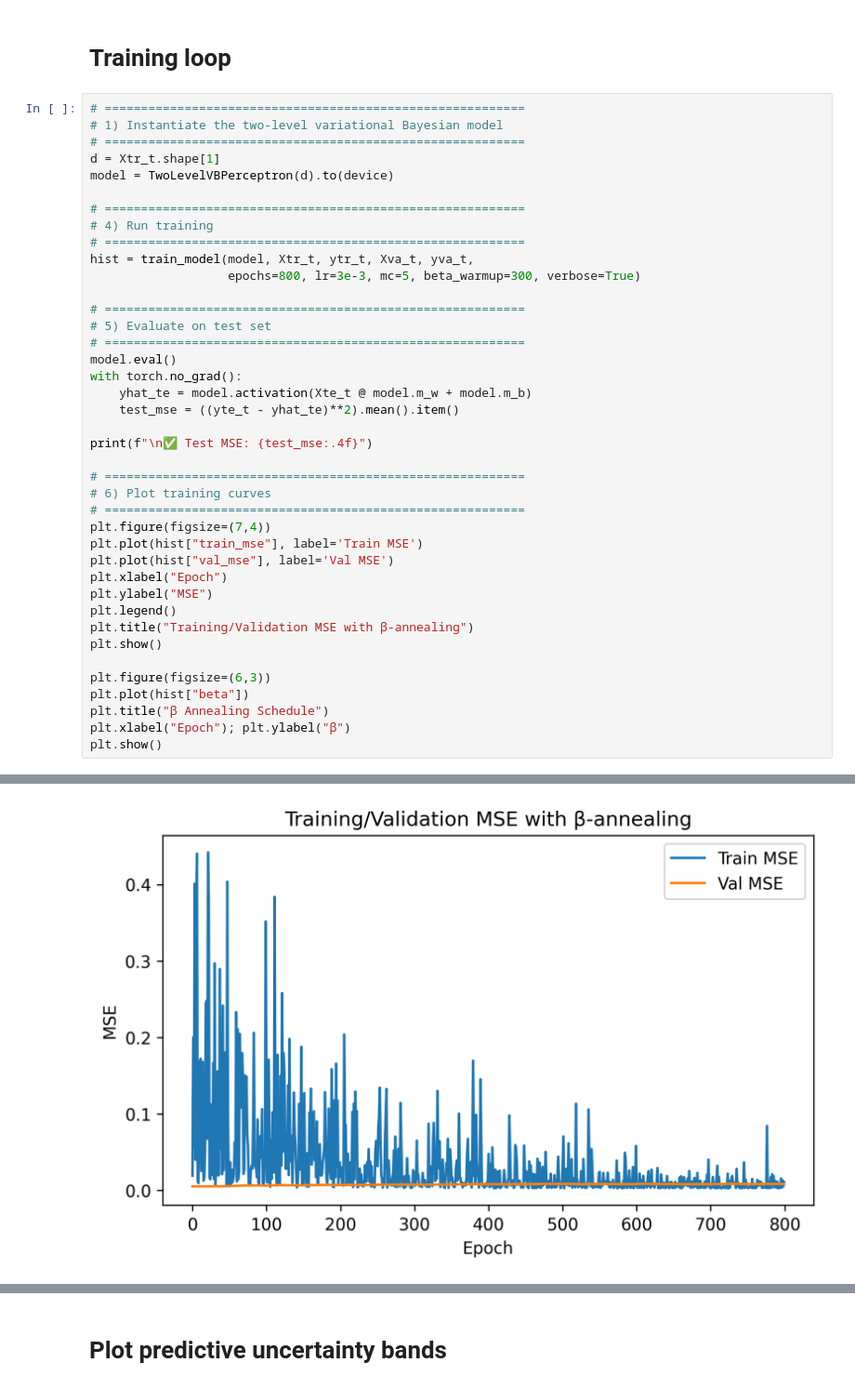
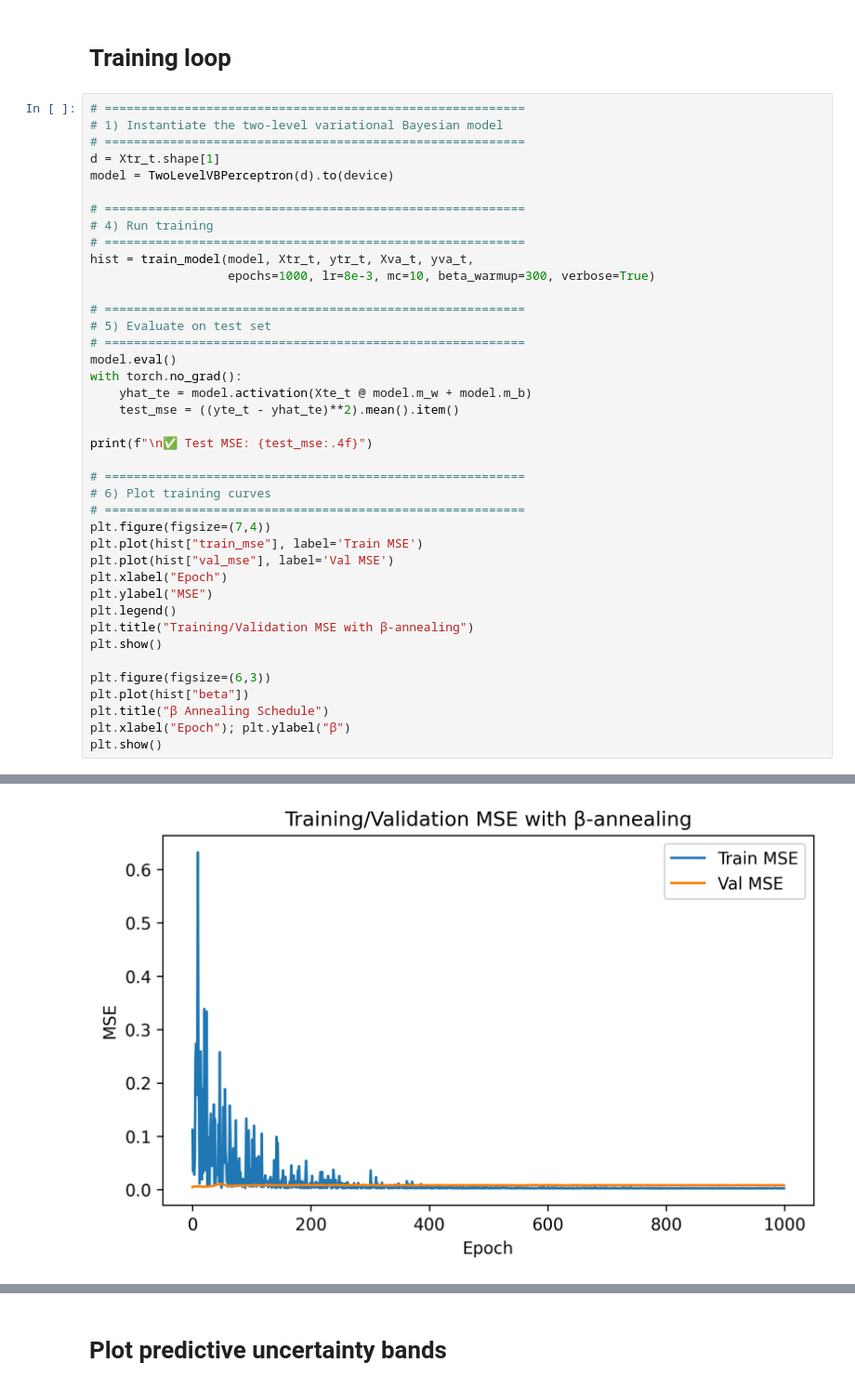
Before and after one commit to LiYuan199701/TimeSeries, a Jupyter notebook: Two_Level_Variational_Bayesian_Single_Perceptron_model.ipynb, the cells around one changed output, grey strips where cells are left out. Shown at 93% size. Cells and saved outputs as stored; diff of their text form.

```diff
--- a/Two_Level_Variational_Bayesian_Single_Perceptron_model.ipynb
+++ b/Two_Level_Variational_Bayesian_Single_Perceptron_model.ipynb
@@ -254,7 +254,7 @@ model = TwoLevelVBPerceptron(d).to(device)
 # 4) Run training
 # ==========================================================
 hist = train_model(model, Xtr_t, ytr_t, Xva_t, yva_t,
-                   epochs=800, lr=3e-3, mc=5, beta_warmup=300, verbose=True)
+                   epochs=1000, lr=8e-3, mc=10, beta_warmup=300, verbose=True)
 
 # ==========================================================
 # 5) Evaluate on test set
@@ -295,3 +297,3 @@ Epoch  800 | β=1.000 | train MSE=0.0110 | val MSE=0.0083 | c=0.006 | λ=-1.578
 
 ✅ Test MSE: 0.0094
-[figure, old version]
+[figure, new version]
```
Also changed, not shown: parts of 6 cells of this notebook.
